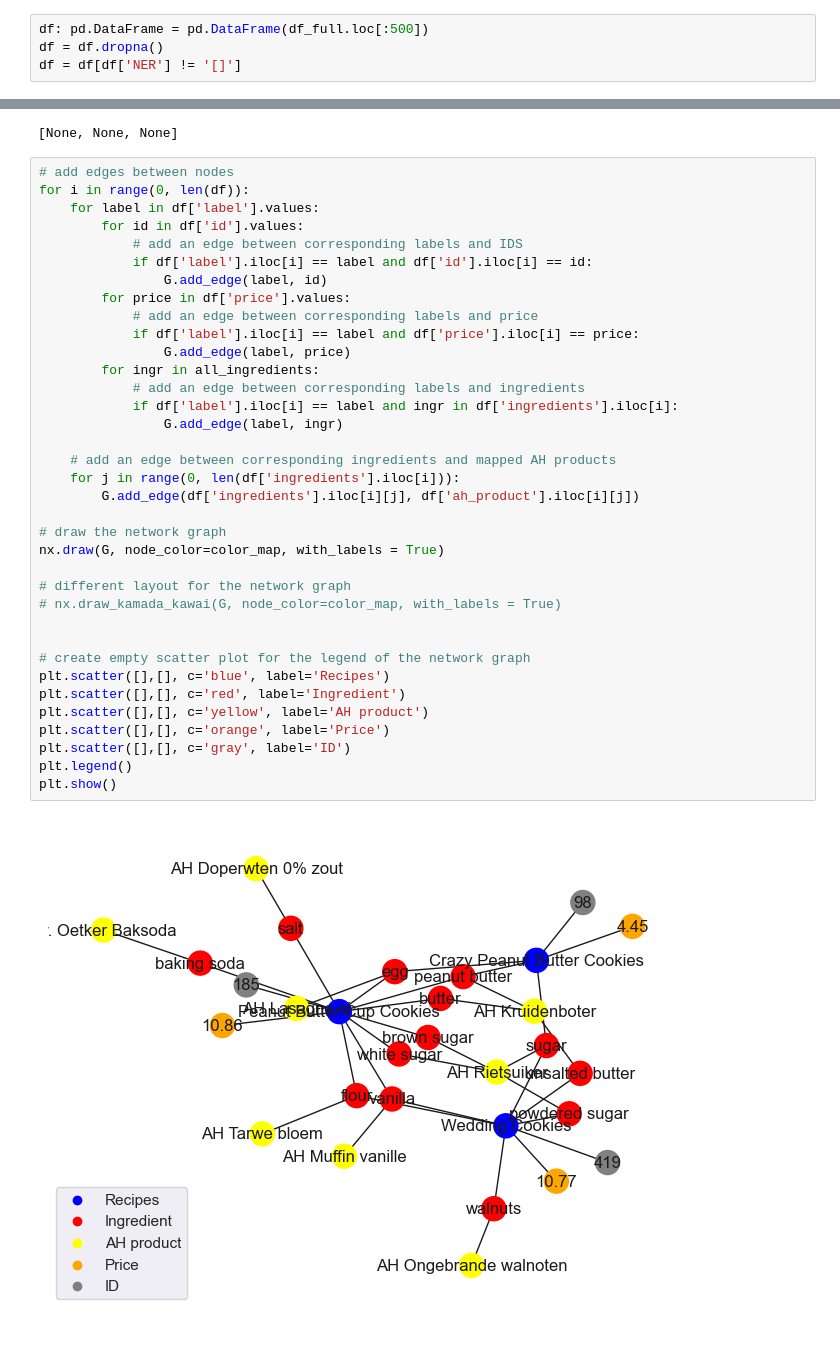
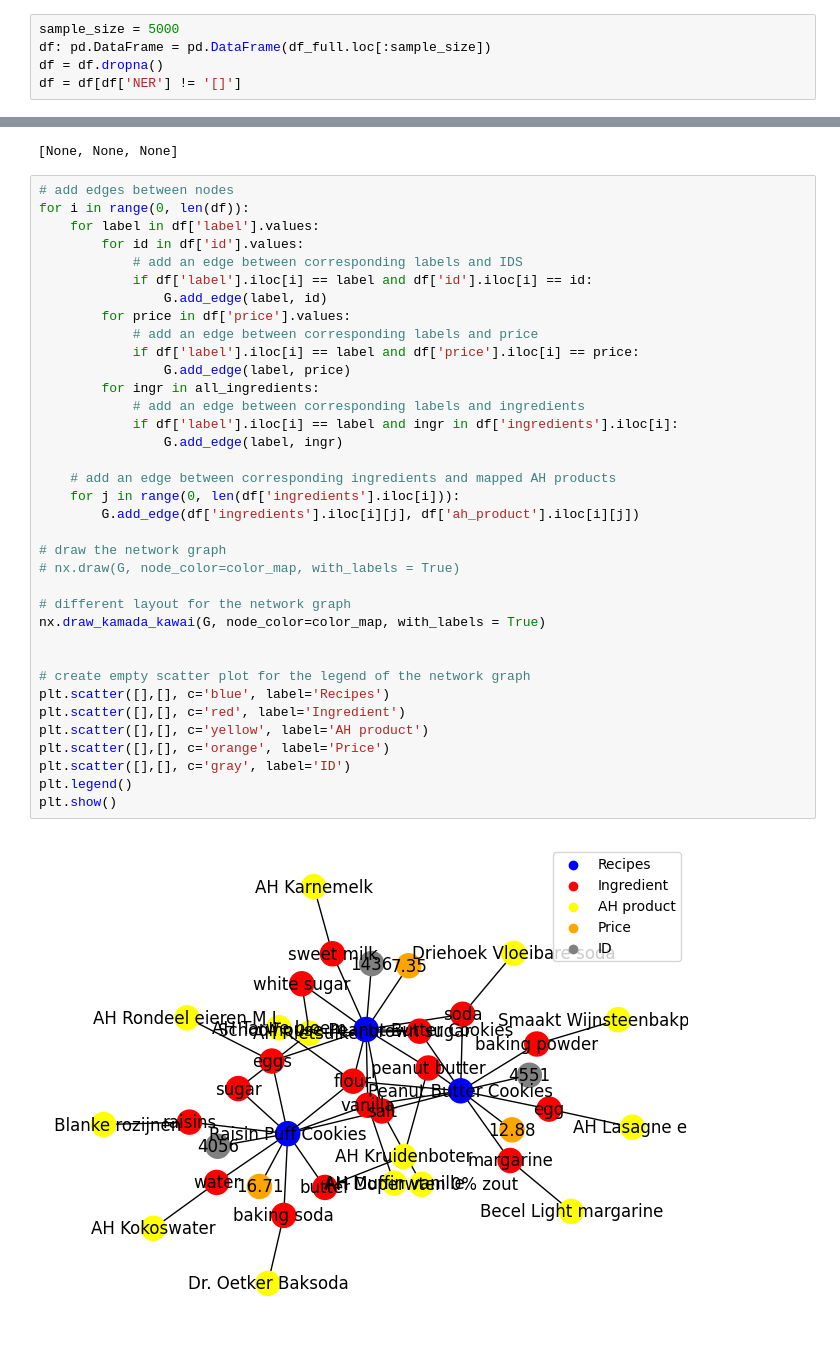
Before and after one commit to adiljahouh/knowledgeEngineering, a Jupyter notebook: new-recipe-code/Preprocessing.ipynb, the cells around one changed output, grey strips where cells are left out. Cells and saved outputs as stored; diff of their text form.

Commit message:
Increase sample size

```diff
--- a/new-recipe-code/Preprocessing.ipynb
+++ b/new-recipe-code/Preprocessing.ipynb
@@ -24,7 +21,8 @@ pd.set_option('display.max_colwidth', None)
 # import nltk
 # nltk.download()
 # %%
-df: pd.DataFrame = pd.DataFrame(df_full.loc[:500])
+sample_size = 5000
+df: pd.DataFrame = pd.DataFrame(df_full.loc[:sample_size])
 df = df.dropna()
 df = df[df['NER'] != '[]']
 # %% [markdown]
@@ -731,33 +711,33 @@ for i in range(0, len(df)):
             # add an edge between corresponding labels and IDS
             if df['label'].iloc[i] == label and df['id'].iloc[i] == id:
                 G.add_edge(label, id)
         for price in df['price'].values:
             # add an edge between corresponding labels and price
             if df['label'].iloc[i] == label and df['price'].iloc[i] == price:
                 G.add_edge(label, price)
         for ingr in all_ingredients:
             # add an edge between corresponding labels and ingredients
             if df['label'].iloc[i] == label and ingr in df['ingredients'].iloc[i]:
                 G.add_edge(label, ingr)
 
     # add an edge between corresponding ingredients and mapped AH products
     for j in range(0, len(df['ingredients'].iloc[i])):
         G.add_edge(df['ingredients'].iloc[i][j], df['ah_product'].iloc[i][j])
 
 # draw the network graph
-nx.draw(G, node_color=color_map, with_labels = True)
+# nx.draw(G, node_color=color_map, with_labels = True)
 
 # different layout for the network graph
-# nx.draw_kamada_kawai(G, node_color=color_map, with_labels = True)
+nx.draw_kamada_kawai(G, node_color=color_map, with_labels = True)
 
 
 # create empty scatter plot for the legend of the network graph
 plt.scatter([],[], c='blue', label='Recipes')
 plt.scatter([],[], c='red', label='Ingredient')
 plt.scatter([],[], c='yellow', label='AH product')
 plt.scatter([],[], c='orange', label='Price')
 plt.scatter([],[], c='gray', label='ID')
 plt.legend()
 plt.show()
 # %% [output]
-[figure, old version]
+[figure, new version]
```
Also changed, not shown: parts of 17 cells of this notebook, 1 other file.
